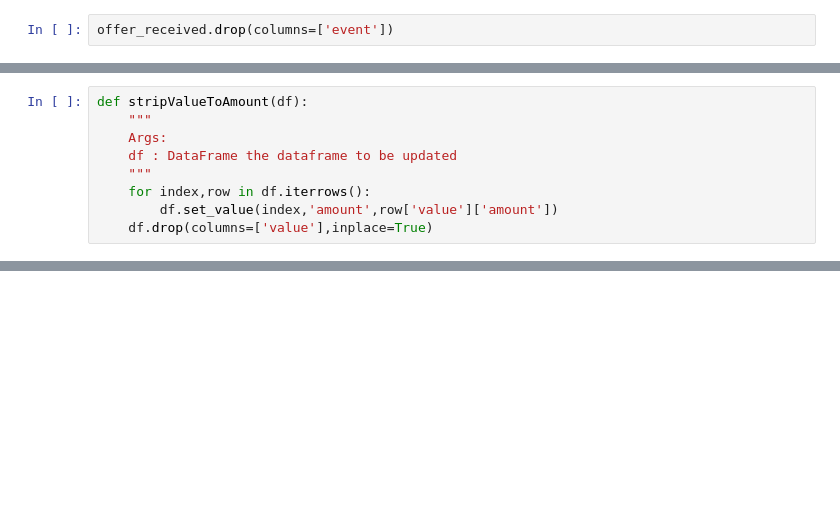
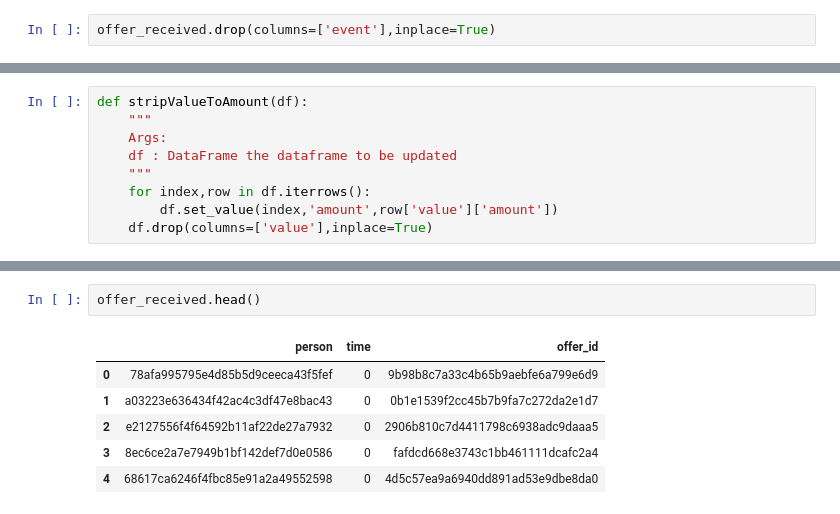
Before and after one commit to mxolisi/starbucks_coffee, a Jupyter notebook: Starbucks_Capstone_notebook.ipynb, the cells around one changed output, grey strips where cells are left out. Saved outputs shown, nothing was run; the diff lists cells and outputs as text; blank space fills up the shorter version.

```diff
--- a/Starbucks_Capstone_notebook.ipynb
+++ b/Starbucks_Capstone_notebook.ipynb
@@ -201,4 +201,4 @@ A value is trying to be set on a copy of a slice from a DataFrame
 See the caveats in the documentation: http://pandas.pydata.org/pandas-docs/stable/indexing.html#indexing-view-versus-copy
   errors=errors)
 # %%
-offer_received.drop(columns=['event'])
+offer_received.drop(columns=['event'],inplace=True)
@@ -286,0 +263,9 @@ transaction.head()
+# %%
+offer_received.head()
+# %% [output]
+|  | person | time | offer_id |
+| 0 | 78afa995795e4d85b5d9ceeca43f5fef | 0 | 9b98b8c7a33c4b65b9aebfe6a799e6d9 |
+| 1 | a03223e636434f42ac4c3df47e8bac43 | 0 | 0b1e1539f2cc45b7b9fa7c272da2e1d7 |
+| 2 | e2127556f4f64592b11af22de27a7932 | 0 | 2906b810c7d4411798c6938adc9daaa5 |
+| 3 | 8ec6ce2a7e7949b1bf142def7d0e0586 | 0 | fafdcd668e3743c1bb461111dcafc2a4 |
+| 4 | 68617ca6246f4fbc85e91a2a49552598 | 0 | 4d5c57ea9a6940dd891ad53e9dbe8da0 |
```
Also changed, not shown: parts of 11 cells of this notebook.
